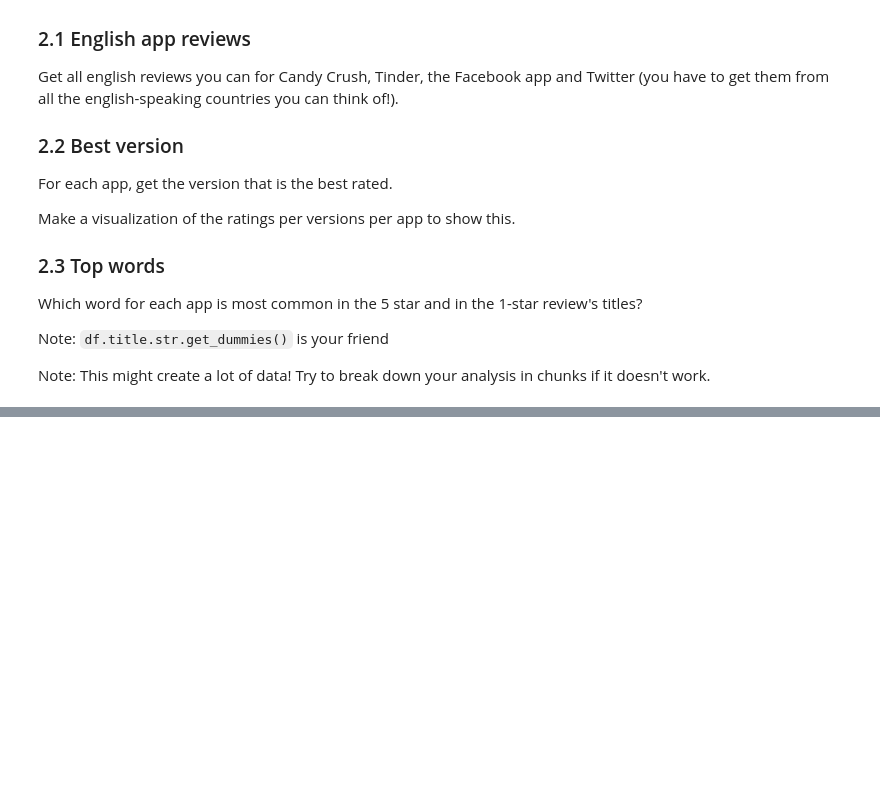
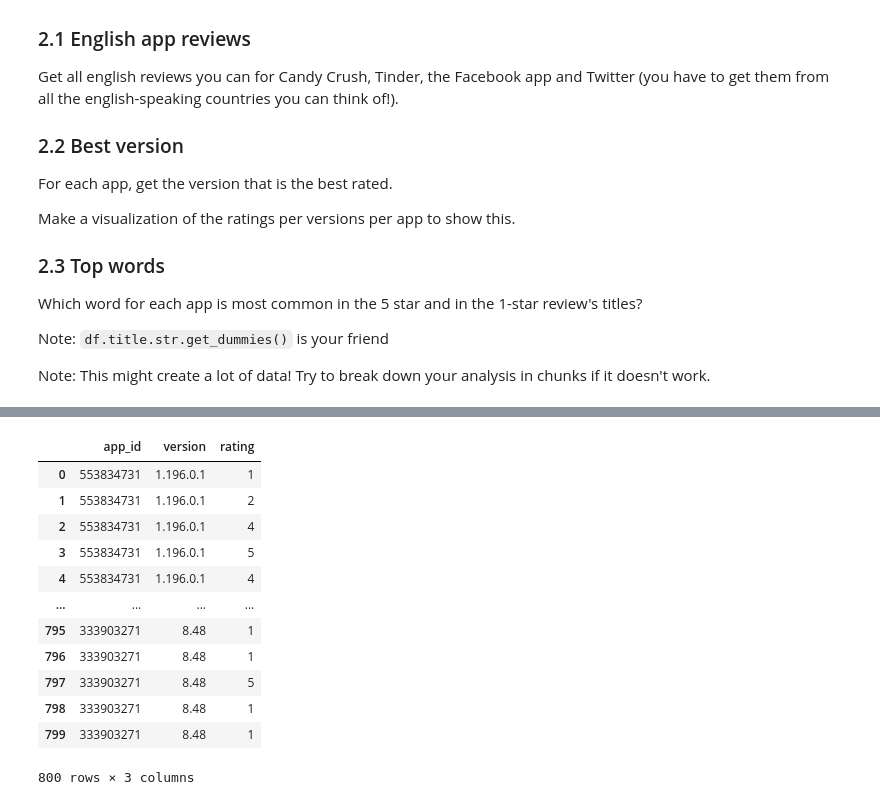
Before and after one commit to cb-ds-1/4-5-web-data, a Jupyter notebook: workshop.ipynb, the cells around one changed output, grey strips where cells are left out. Drawn from its saved outputs; the diff is of its cells as text; code cells hidden in the pictures; blank space fills up the shorter version.

```diff
--- a/workshop.ipynb
+++ b/workshop.ipynb
@@ -57,0 +159,16 @@ Note: This might create a lot of data! Try to break down your analysis in chunks
+# %%
+df
+# %% [output]
+|  | app_id | version | rating |
+| 0 | 553834731 | 1.196.0.1 | 1 |
+| 1 | 553834731 | 1.196.0.1 | 2 |
+| 2 | 553834731 | 1.196.0.1 | 4 |
+| 3 | 553834731 | 1.196.0.1 | 5 |
+| 4 | 553834731 | 1.196.0.1 | 4 |
+| ... | ... | ... | ... |
+| 795 | 333903271 | 8.48 | 1 |
+| 796 | 333903271 | 8.48 | 1 |
+| 797 | 333903271 | 8.48 | 5 |
+| 798 | 333903271 | 8.48 | 1 |
+| 799 | 333903271 | 8.48 | 1 |
+800 rows × 3 columns
```
Also changed, not shown: parts of 17 cells of this notebook.
